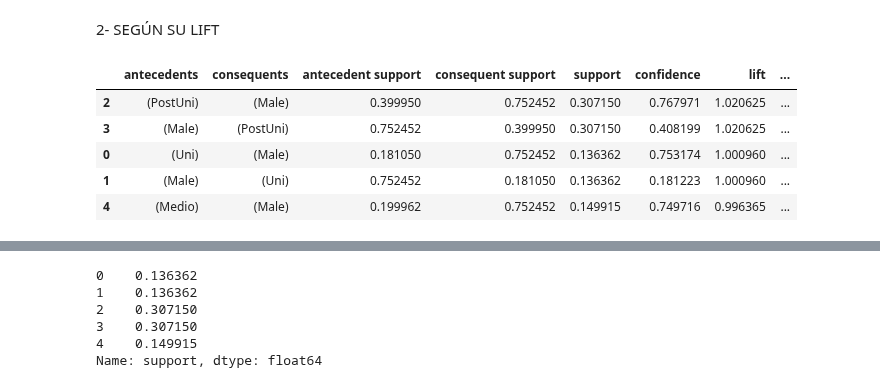
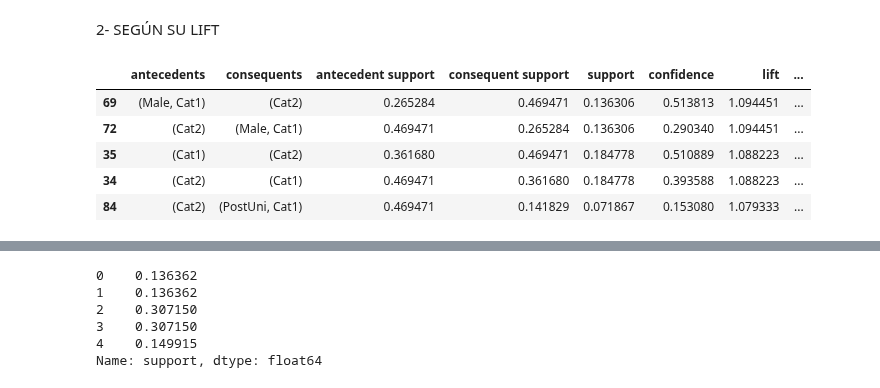
Before and after one commit to javierarteagapuell/deeplearning, a Jupyter notebook: Prac2Ej1.ipynb, the cells around one changed output, grey strips where cells are left out. Cells and saved outputs as stored; diff of their text form; code cells hidden in the pictures.

```diff
--- a/Prac2Ej1.ipynb
+++ b/Prac2Ej1.ipynb
@@ -56,3 +68,5 @@ data = data.drop(['Product_Category_3'], axis=1)
+# %%
+data.fillna(0, inplace=True)
 # %% [markdown]
 Vemos si hay algún dato duplicado
 # %%
@@ -80,12 +94,21 @@ data.loc[(data['Age'] != '36-45'), 'Medio'] = False
 data.loc[(data['Age'] == '36-45'), 'Medio'] = True
 data.loc[(data['Age'] != '46-50'), 'Mayor'] = False
 data.loc[(data['Age'] == '46-50'), 'Mayor'] = True
-data.loc[(data['Age'] != '50-55'), 'PreJubi'] = False
-data.loc[(data['Age'] == '50-55'), 'PreJubi'] = True
+data.loc[(data['Age'] != '51-55'), 'PreJubi'] = False
+data.loc[(data['Age'] == '51-55'), 'PreJubi'] = True
 data.loc[(data['Age'] != '55+'), 'Jubi'] = False
 data.loc[(data['Age'] == '55+'), 'Jubi'] = True
 
+mediaCat1=data['Product_Category_1'].mean()
+mediaCat2=data['Product_Category_2'].mean()
+mediaCat3=data['Product_Category_3'].mean()
 
+data.loc[(data['Product_Category_1'] > mediaCat1), 'Cat1'] = True
+data.loc[(data['Product_Category_1'] <= mediaCat1), 'Cat1'] = False
+data.loc[(data['Product_Category_2'] > mediaCat2), 'Cat2'] = True
+data.loc[(data['Product_Category_2'] <= mediaCat2), 'Cat2'] = False
+data.loc[(data['Product_Category_3'] > mediaCat3), 'Cat3'] = True
+data.loc[(data['Product_Category_3'] <= mediaCat3), 'Cat3'] = False
 
 data.head()
 # %% [output]
@@ -98,6 +122,6 @@ data.head()
 # %% [markdown]
 Colocamos los datos de la forma indicada para poder calcular las frecuencias de estos más adelante
 # %%
-data1 = pd.DataFrame(data,columns=['User_ID','Male','Female','Menores','Uni','PostUni','Medio','Mayor','PreJubi','Jubi']).set_index('User_ID')
+data1 = pd.DataFrame(data,columns=['User_ID','Male','Female','Menores','Uni','PostUni','Medio','Mayor','PreJubi','Jubi','Cat1','Cat2','Cat3']).set_index('User_ID')
 data1.head()
 # %% [output]
@@ -116,12 +141,13 @@ IR VARIANDO EL MIN_SUPPORT HASTA QUE SALE UN NÚMERO DE REGLAS RAZONABLE
 # %%
 from mlxtend.frequent_patterns import apriori, association_rules
 
-frequent_itemsets = apriori(data1, min_support=0.001, use_colnames=True)
-frequent_itemsets_sort = frequent_itemsets.sort_values(by=['support'], ascending=False)
+frequent_itemsets = apriori(data1, min_support=0.06, use_colnames=True)
+frequent_itemsets_k1 =frequent_itemsets[frequent_itemsets['itemsets'].apply(lambda x: len(x) == 1)]
+frequent_itemsets_k1_sort = frequent_itemsets_k1.sort_values(by=['support'], ascending=False)
 
-frequent=frequent_itemsets_sort.support*len(data1)
-frequent_itemsets_sort['frecuencia'] =frequent
-frequent_itemsets_sort.head()
+frequent=frequent_itemsets_k1_sort.support*len(data1)
+frequent_itemsets_k1_sort['frecuencia'] =frequent
+frequent_itemsets_k1_sort
 # %% [output]
 |  | support | itemsets | frecuencia |
 | 0 | 0.752452 | (Male) | 175772.0 |
@@ -188,13 +315,13 @@ Name: support, dtype: float64
 # %% [markdown]
 2- SEGÚN SU LIFT
 # %%
-rules = association_rules(frequent_itemsets, metric='lift', min_threshold=0.6)
+rules = association_rules(frequent_itemsets, metric='lift', min_threshold=0.8)
 rules_sort = rules.sort_values(by=['lift'], ascending=False)
 rules_sort.head()
 # %% [output]
 |  | antecedents | consequents | antecedent support | consequent support | support | confidence | lift | ... |
-| 2 | (PostUni) | (Male) | 0.399950 | 0.752452 | 0.307150 | 0.767971 | 1.020625 | ... |
-| 3 | (Male) | (PostUni) | 0.752452 | 0.399950 | 0.307150 | 0.408199 | 1.020625 | ... |
-| 0 | (Uni) | (Male) | 0.181050 | 0.752452 | 0.136362 | 0.753174 | 1.000960 | ... |
-| 1 | (Male) | (Uni) | 0.752452 | 0.181050 | 0.136362 | 0.181223 | 1.000960 | ... |
-| 4 | (Medio) | (Male) | 0.199962 | 0.752452 | 0.149915 | 0.749716 | 0.996365 | ... |
+| 69 | (Male, Cat1) | (Cat2) | 0.265284 | 0.469471 | 0.136306 | 0.513813 | 1.094451 | ... |
+| 72 | (Cat2) | (Male, Cat1) | 0.469471 | 0.265284 | 0.136306 | 0.290340 | 1.094451 | ... |
+| 35 | (Cat1) | (Cat2) | 0.361680 | 0.469471 | 0.184778 | 0.510889 | 1.088223 | ... |
+| 34 | (Cat2) | (Cat1) | 0.469471 | 0.361680 | 0.184778 | 0.393588 | 1.088223 | ... |
+| 84 | (Cat2) | (PostUni, Cat1) | 0.469471 | 0.141829 | 0.071867 | 0.153080 | 1.079333 | ... |
```
Also changed, not shown: parts of 72 cells of this notebook.
